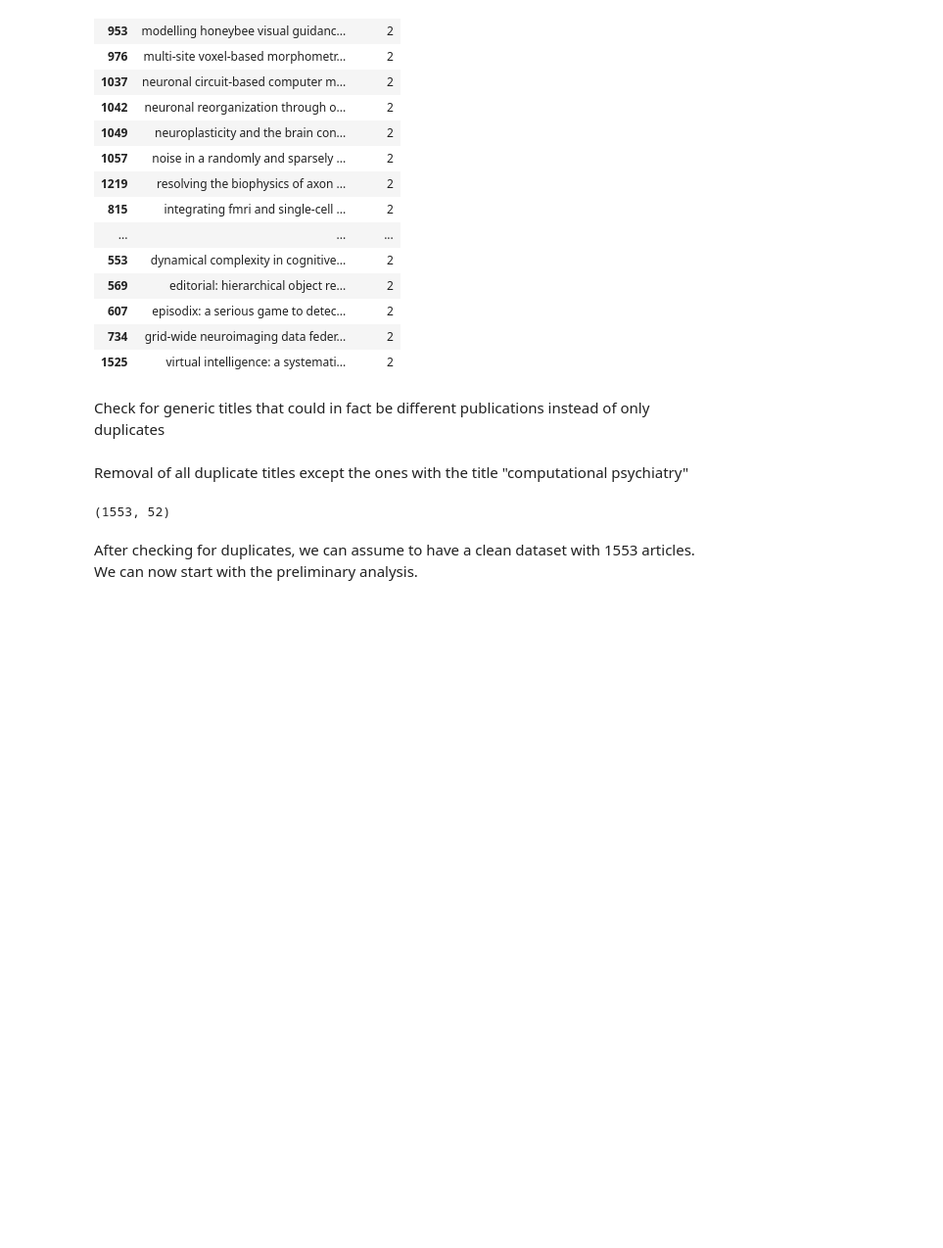
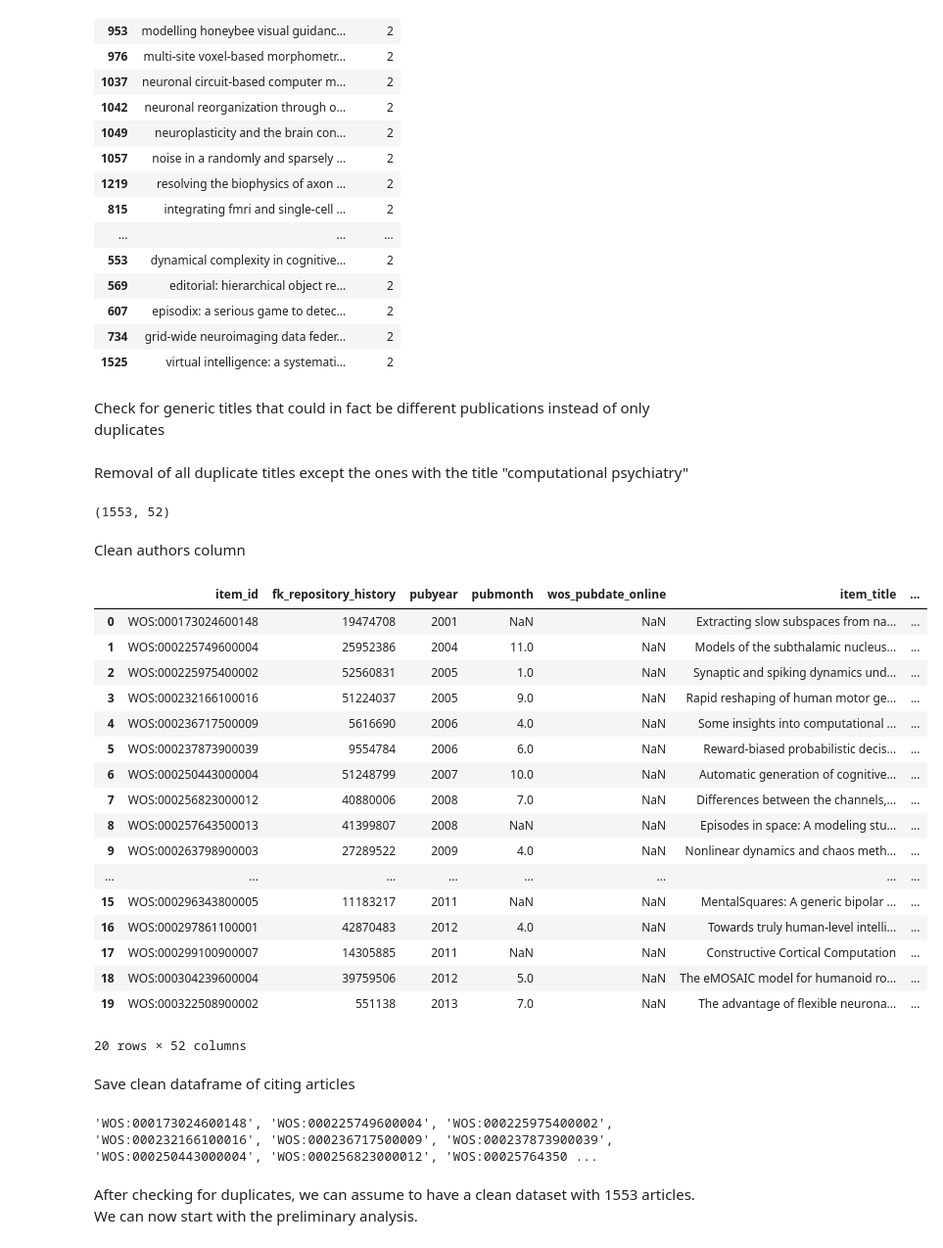
Before and after one commit to vivkow/MA_Neuro, a Jupyter notebook: cn_cleaning.ipynb, the cells around one changed output. Shown: that part at 98% size. Saved outputs shown, nothing was run; the diff lists cells and outputs as text; code cells hidden in the pictures; blank space fills up the shorter version.

```diff
--- a/cn_cleaning.ipynb
+++ b/cn_cleaning.ipynb
@@ -158,6 +158,31 @@ cn_full = pd.concat([filtered_cn_full, comppsy]).sort_index()
 cn_full.shape # (1553, 52)
 # %% [output]
 (1553, 52)
+# %% [markdown]
+Clean authors column
+# %%
+cn_full.head(20)
+# %% [output]
+|  | item_id | fk_repository_history | pubyear | pubmonth | wos_pubdate_online | item_title | ... |
+| 0 | WOS:000173024600148 | 19474708 | 2001 | NaN | NaN | Extracting slow subspaces from na... | ... |
+| 1 | WOS:000225749600004 | 25952386 | 2004 | 11.0 | NaN | Models of the subthalamic nucleus... | ... |
+| 2 | WOS:000225975400002 | 52560831 | 2005 | 1.0 | NaN | Synaptic and spiking dynamics und... | ... |
+| 3 | WOS:000232166100016 | 51224037 | 2005 | 9.0 | NaN | Rapid reshaping of human motor ge... | ... |
+| 4 | WOS:000236717500009 | 5616690 | 2006 | 4.0 | NaN | Some insights into computational ... | ... |
+| 5 | WOS:000237873900039 | 9554784 | 2006 | 6.0 | NaN | Reward-biased probabilistic decis... | ... |
+| 6 | WOS:000250443000004 | 51248799 | 2007 | 10.0 | NaN | Automatic generation of cognitive... | ... |
+| 7 | WOS:000256823000012 | 40880006 | 2008 | 7.0 | NaN | Differences between the channels,... | ... |
+| 8 | WOS:000257643500013 | 41399807 | 2008 | NaN | NaN | Episodes in space: A modeling stu... | ... |
+| 9 | WOS:000263798900003 | 27289522 | 2009 | 4.0 | NaN | Nonlinear dynamics and chaos meth... | ... |
+| ... | ... | ... | ... | ... | ... | ... | ... |
+| 15 | WOS:000296343800005 | 11183217 | 2011 | NaN | NaN | MentalSquares: A generic bipolar ... | ... |
+| 16 | WOS:000297861100001 | 42870483 | 2012 | 4.0 | NaN | Towards truly human-level intelli... | ... |
+| 17 | WOS:000299100900007 | 14305885 | 2011 | NaN | NaN | Constructive Cortical Computation | ... |
+| 18 | WOS:000304239600004 | 39759506 | 2012 | 5.0 | NaN | The eMOSAIC model for humanoid ro... | ... |
+| 19 | WOS:000322508900002 | 551138 | 2013 | 7.0 | NaN | The advantage of flexible neurona... | ... |
+20 rows × 52 columns
+# %% [markdown]
+Save clean dataframe of citing articles
 # %%
 # Save clean data to csv
 cn_full.to_csv('cn_items_clean.csv', index=False)
@@ -173,6 +198,8 @@ item_ids_df.to_csv('item_ids.csv', index=False)
 # %%
 # Convert list to comma-separated string with quoted values for the KB sql query of references
 wos_ids = ', '.join(f"'{id_}'" for id_ in list_item_ids)
-#print(wos_ids)
+print(wos_ids) # if needed for sql query
+# %% [output]
+'WOS:000173024600148', 'WOS:000225749600004', 'WOS:000225975400002', 'WOS:000232166100016', 'WOS:000236717500009', 'WOS:000237873900039', 'WOS:000250443000004', 'WOS:000256823000012', 'WOS:00025764350 ...
 # %% [markdown]
 After checking for duplicates, we can assume to have a clean dataset with 1553 articles. We can now start with the preliminary analysis.
```
Also changed, not shown: 4 other files.
